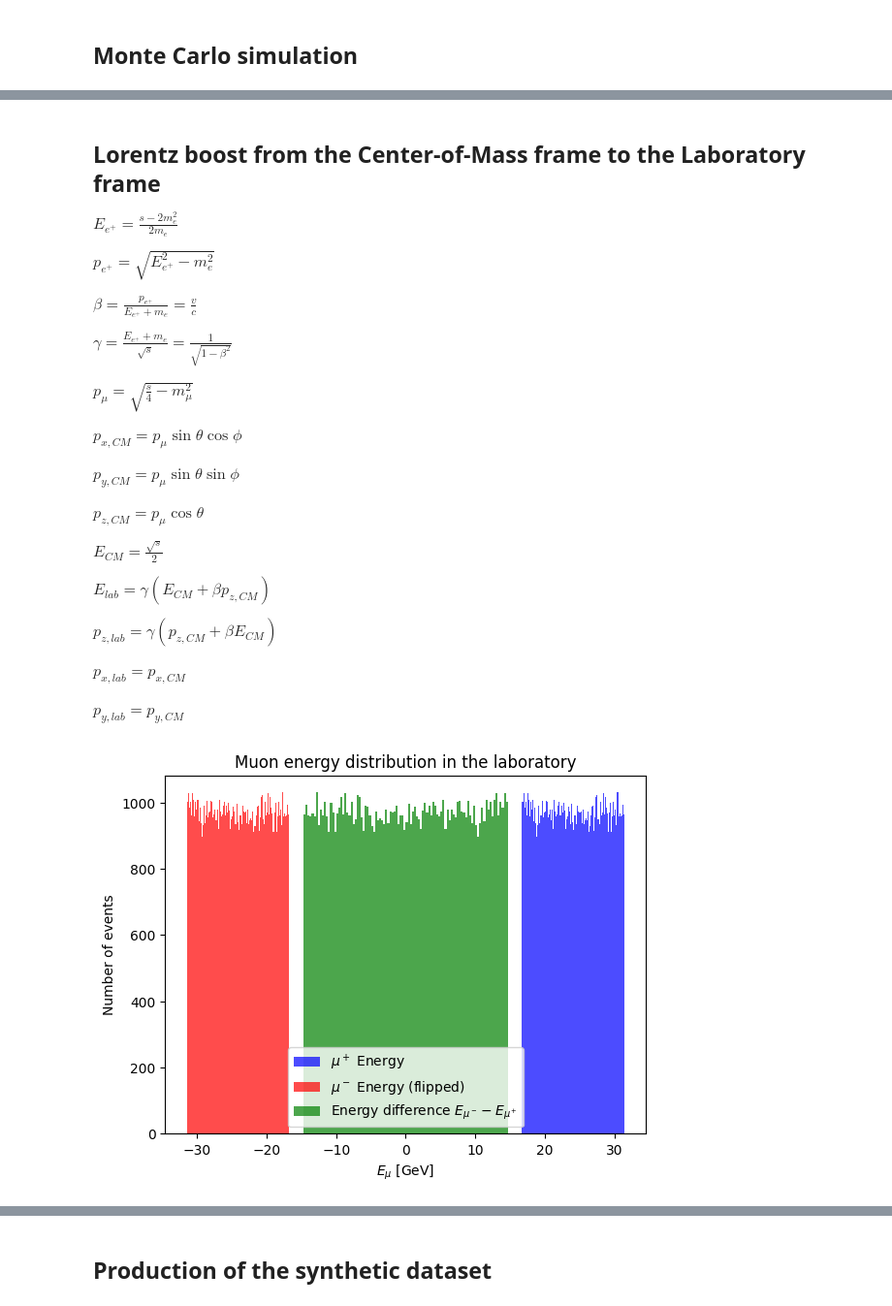
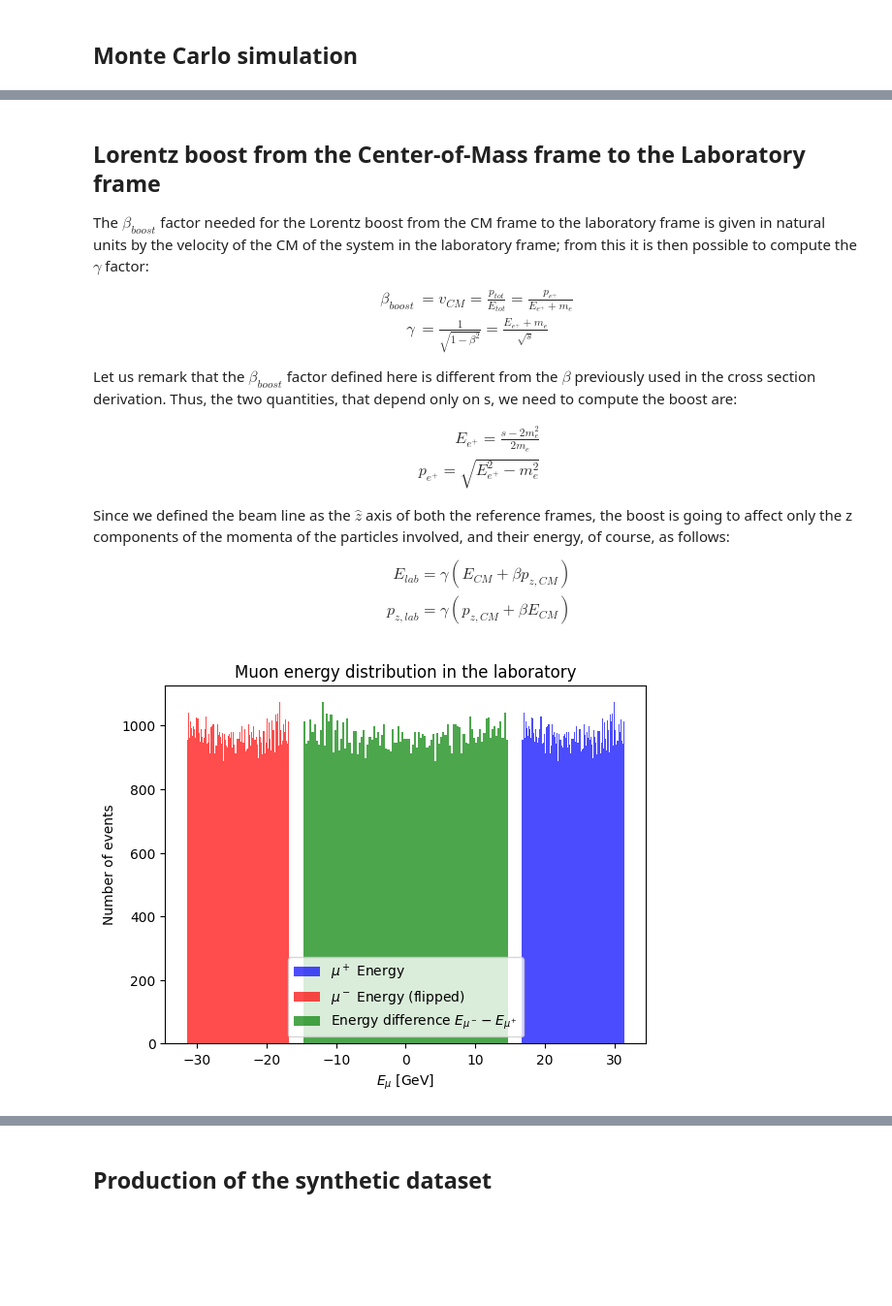
Before and after one commit to marcolorenzato00/LCP_Project, a Jupyter notebook: Project.ipynb, the cells around one changed output, grey strips where cells are left out. Shown at 97% size. Saved outputs shown, nothing was run; the diff lists cells and outputs as text; code cells hidden in the pictures; blank space fills up the shorter version.

```diff
--- a/Project.ipynb
+++ b/Project.ipynb
@@ -343,31 +396,24 @@ plt.show()
 # %% [markdown]
 ## Lorentz boost from the Center-of-Mass frame to the Laboratory frame
 
-$ E_{e^+}=\frac{s-2m_e^2}{2m_e}$
+The $\beta_{boost}$ factor needed for the Lorentz boost from the CM frame to the laboratory frame is given in natural units by the velocity of the CM of the system in the laboratory frame; from this it is then possible to compute the $\gamma$ factor:
+\begin{split}
+    \beta_{boost} &= v_{CM} = \frac{p_{tot}}{E_{tot}} = \frac{p_{e^+}}{E_{e^+} + m_e} \\
+    \gamma &= \frac{1}{\sqrt{1-\beta^2}} = \frac{E_{e^+} + m_e}{\sqrt{s}}
+\end{split}
+Let us remark that the $\beta_{boost}$ factor defined here is different from the $\beta$ previously used in the cross section derivation.
+Thus, the two quantities, that depend only on s, we need to compute the boost are:
 
-$p_{e^+}=\sqrt{E_{e^+}^2-m_e^2}$
+\begin{split}
+    E_{e^+}=\frac{s-2m_e^2}{2m_e} \\
+    p_{e^+}=\sqrt{E_{e^+}^2-m_e^2}
+\end{split}
 
-$\beta=\frac{p_{e^+}}{E_{e^+}+m_e}=\frac{v}{c}$
-
-$\gamma=\frac{E_{e^+}+m_e}{\sqrt {s}}=\frac{1}{\sqrt{1-\beta^2}}$
-
-$p_{\mu}=\sqrt{\frac{s}{4}-m_{\mu}^2}$
-
-$p_{x,CM}=p_{\mu}\sin\theta\cos\phi$
-
-$p_{y,CM}=p_{\mu}\sin\theta\sin\phi$
-
-$p_{z,CM}=p_{\mu}\cos\theta$
-
-$E_{CM}=\frac{\sqrt{s}}{2}$
-
-$ E_{lab} = \gamma (E_{CM}+\beta p_{z,CM})$
-
-$ p_{z,lab} = \gamma(p_{z,CM}+\beta E_{CM})$
-
-$ p_{x,lab} = p_{x,CM}$
-
-$ p_{y,lab} = p_{y,CM}$
+Since we defined the beam line as the $\hat{z}$ axis of both the reference frames, the boost is going to affect only the z components of the momenta of the particles involved, and their energy, of course, as follows:
+\begin{split}
+    E_{lab} = \gamma (E_{CM}+\beta p_{z,CM}) \\
+    p_{z,lab} = \gamma(p_{z,CM}+\beta E_{CM})
+\end{split}
 # %%
 # Positron energy and momentum in the lab frame
 E_pos = (s - 2 * mass_e**2) / (2 * mass_e)
@@ -375,7 +421,7 @@ p_pos = np.sqrt(E_pos**2 - mass_e**2)
 
 # Lorentz factors for boost from CM to lab
 gamma = (E_pos + mass_e) / np.sqrt(s)
-beta = p_pos / (E_pos + mass_e)
+beta_boost = p_pos / (E_pos + mass_e)
 
 # Random azimuthal angle in CM frame
 phi = np.random.uniform(0, 2*np.pi, len(v))
@@ -383,35 +429,35 @@ phi = np.random.uniform(0, 2*np.pi, len(v))
 # Muon momentum in CM frame
 p_mod = np.sqrt(s/4 - mass_mu**2)
 px_cm_1 = p_mod * np.sqrt(1 - v**2) * np.cos(phi)
 py_cm_1 = p_mod * np.sqrt(1 - v**2) * np.sin(phi)
 pz_cm_1 = p_mod * v
 E_cm_1 = np.sqrt(s)/2
 
 px_cm_2 = -1 * p_mod * np.sqrt(1 - v**2) * np.cos(phi)
 py_cm_2 = -1 * p_mod * np.sqrt(1 - v**2) * np.sin(phi)
 pz_cm_2 = -1 * p_mod * v
 E_cm_2 = np.sqrt(s)/2
 
 # Boost muon momenta to lab frame
 px_lab_1 = px_cm_1
 py_lab_1 = py_cm_1
-pz_lab_1 = gamma * (pz_cm_1 + beta * E_cm_1)
-E_lab_1 = gamma * (E_cm_1 + beta * pz_cm_1)
+pz_lab_1 = gamma * (pz_cm_1 + beta_boost * E_cm_1)
+E_lab_1 = gamma * (E_cm_1 + beta_boost * pz_cm_1)
 
 px_lab_2 = px_cm_2
 py_lab_2 = py_cm_2
-pz_lab_2 = gamma * (pz_cm_2 + beta * E_cm_2)
-E_lab_2 = gamma * (E_cm_2 + beta * pz_cm_2)
+pz_lab_2 = gamma * (pz_cm_2 + beta_boost * E_cm_2)
+E_lab_2 = gamma * (E_cm_2 + beta_boost * pz_cm_2)
 
 # Plot histograms of muon energies in the lab frame
 plt.hist(E_lab_1, bins=100, alpha=0.7, color='blue', label=r"$\mu^+$ Energy")
 plt.hist(-1.0 * E_lab_2, bins=100, alpha=0.7, color='red', label=r"$\mu^-$ Energy (flipped)")
 plt.hist(E_lab_2 - E_lab_1, bins=100, alpha=0.7, color='green', label=r"Energy difference $E_{\mu^-}-E_{\mu^+}$")
 
 plt.title("Muon energy distribution in the laboratory")
 plt.xlabel("$ E_{\mu}$ [GeV]")
 plt.ylabel("Number of events")
 plt.legend()
 plt.show()
 # %% [output]
-[figure, old version]
+[figure, new version]
```
Also changed, not shown: parts of 29 cells of this notebook, 1 other file.
